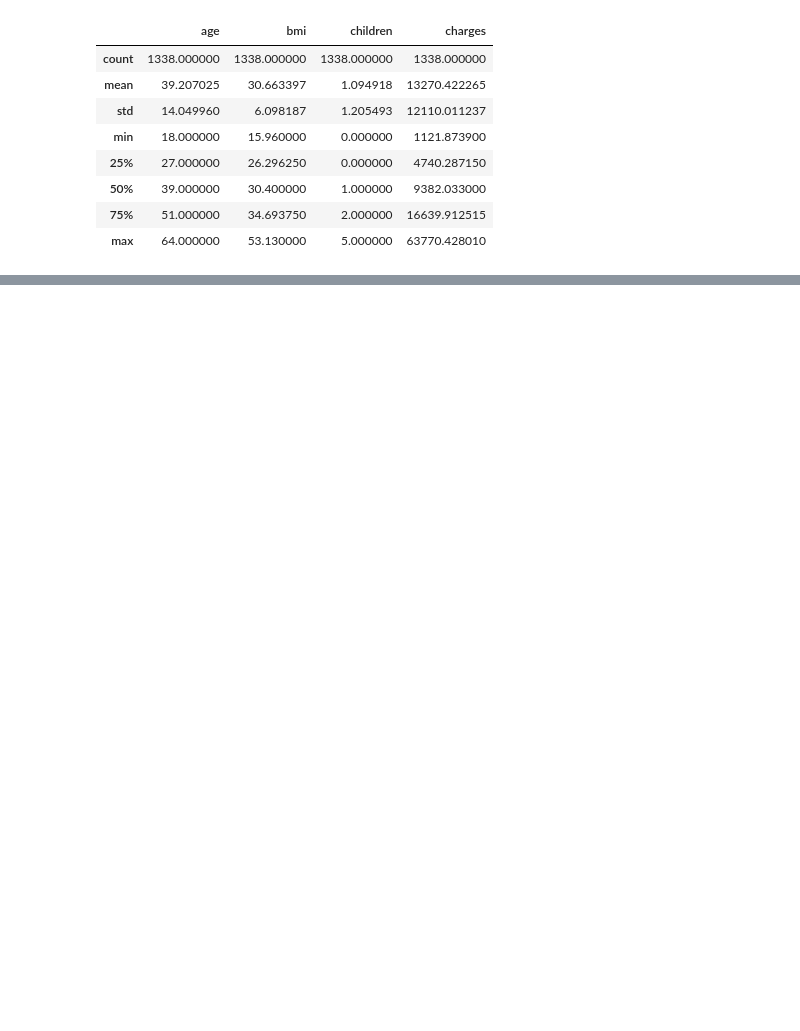
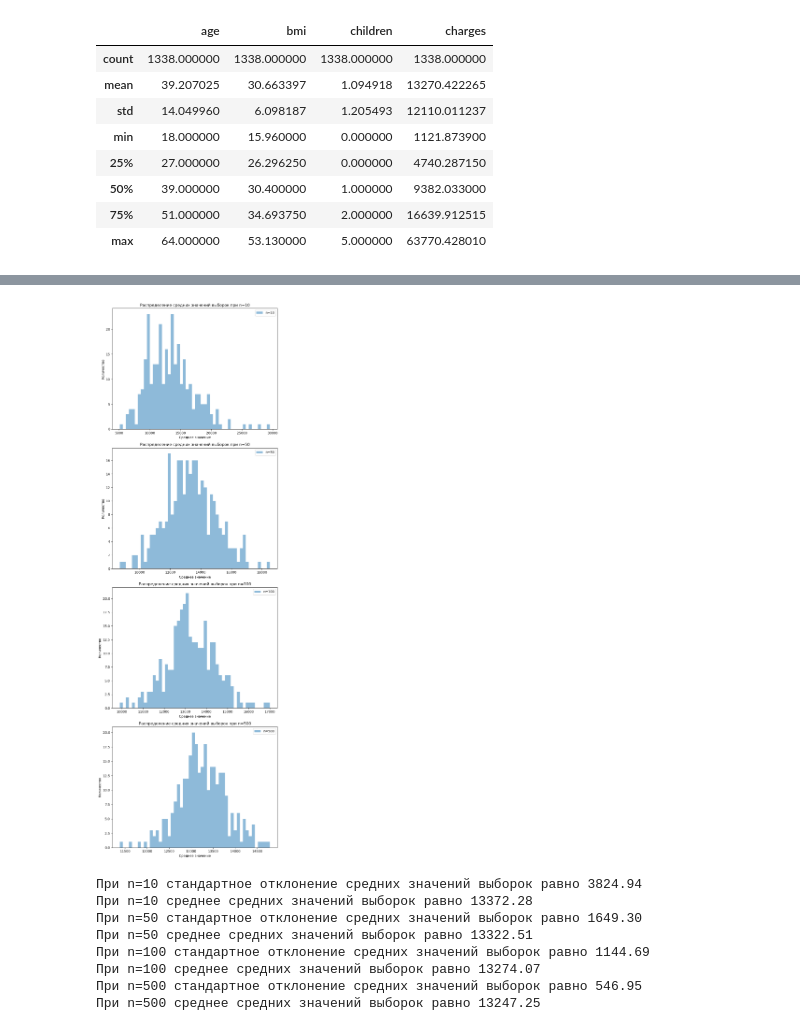
Before and after one commit to cxrsedhappy/BDA-and-tools, a Jupyter notebook: visualization/meds.ipynb, the cells around one changed output, grey strips where cells are left out. Cells and saved outputs as stored; diff of their text form; code cells hidden in the pictures; blank space fills up the shorter version.

```diff
--- a/visualization/meds.ipynb
+++ b/visualization/meds.ipynb
@@ -100,0 +110,39 @@ plt.show()
+# %%
+import numpy as np
+
+charges = df['charges']
+n_values = [10, 50, 100, 500]
+means = np.zeros((len(n_values), 300))
+stds = np.zeros((len(n_values), 300))
+
+for i, n in enumerate(n_values):
+    for j in range(300):
+        sample = np.random.choice(charges, size=n, replace=True)
+        means[i, j] = np.mean(sample)
+        stds[i, j] = np.std(sample)
+
+fig, axs = plt.subplots(len(n_values), 1, figsize=(8, 6 * len(n_values)))
+
+for i, n in enumerate(n_values):
+    axs[i].hist(means[i, :], bins=50, alpha=0.5, label=f'n={n}')
+    axs[i].set_title(f'Распределение средних значений выборок при n={n}')
+    axs[i].set_xlabel('Среднее значение')
+    axs[i].set_ylabel('Количество')
+    axs[i].legend()
+
+plt.tight_layout()
+plt.show()
+
+for i, n in enumerate(n_values):
+    print(f'При n={n} стандартное отклонение средних значений выборок равно {np.std(means[i, :]):.2f}')
+    print(f'При n={n} среднее средних значений выборок равно {np.mean(means[i, :]):.2f}')
+# %% [output]
+[figure, added]
+При n=10 стандартное отклонение средних значений выборок равно 3824.94
+При n=10 среднее средних значений выборок равно 13372.28
+При n=50 стандартное отклонение средних значений выборок равно 1649.30
+При n=50 среднее средних значений выборок равно 13322.51
+При n=100 стандартное отклонение средних значений выборок равно 1144.69
+При n=100 среднее средних значений выборок равно 13274.07
+При n=500 стандартное отклонение средних значений выборок равно 546.95
+При n=500 среднее средних значений выборок равно 13247.25
```
Also changed, not shown: parts of 4 cells of this notebook.
